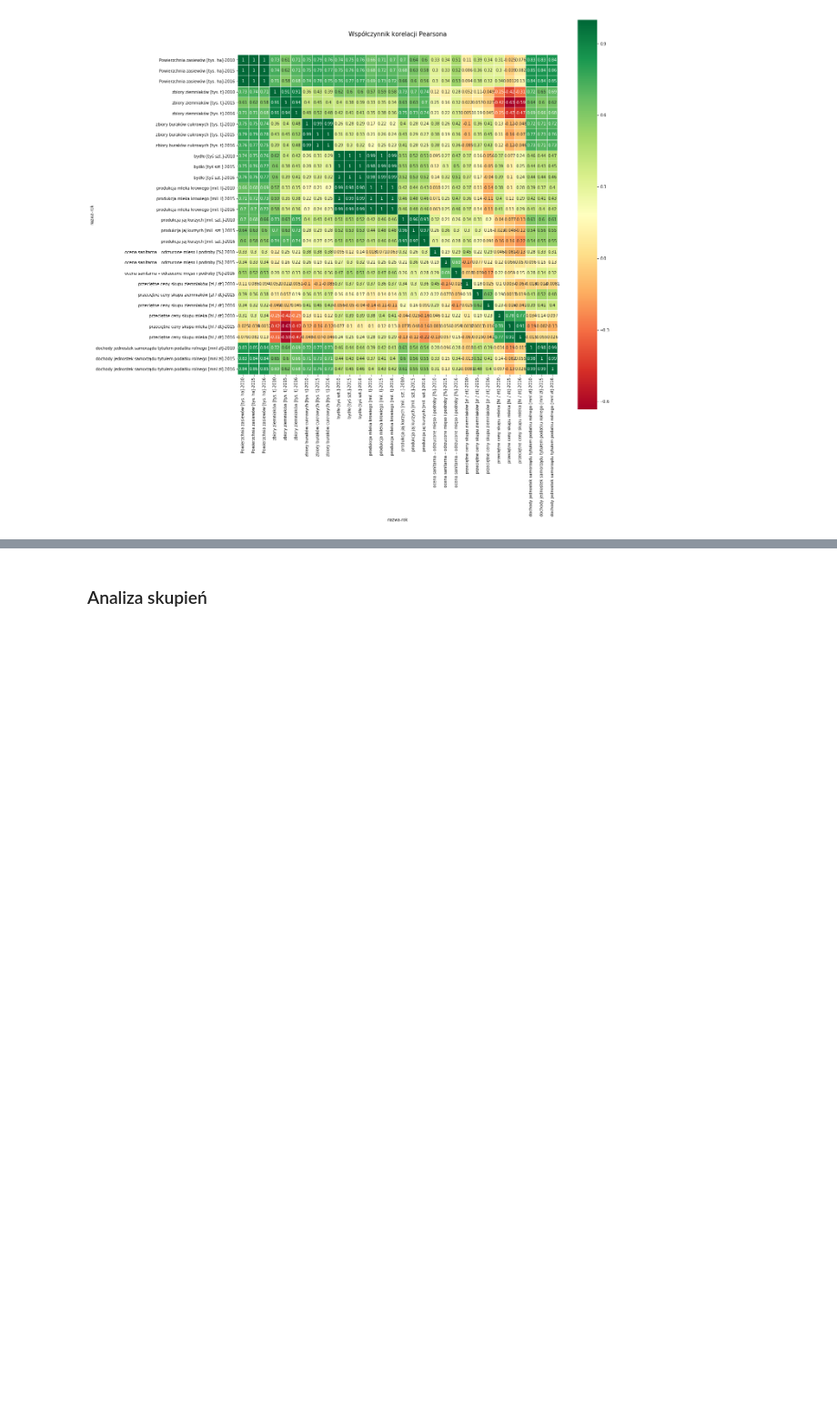
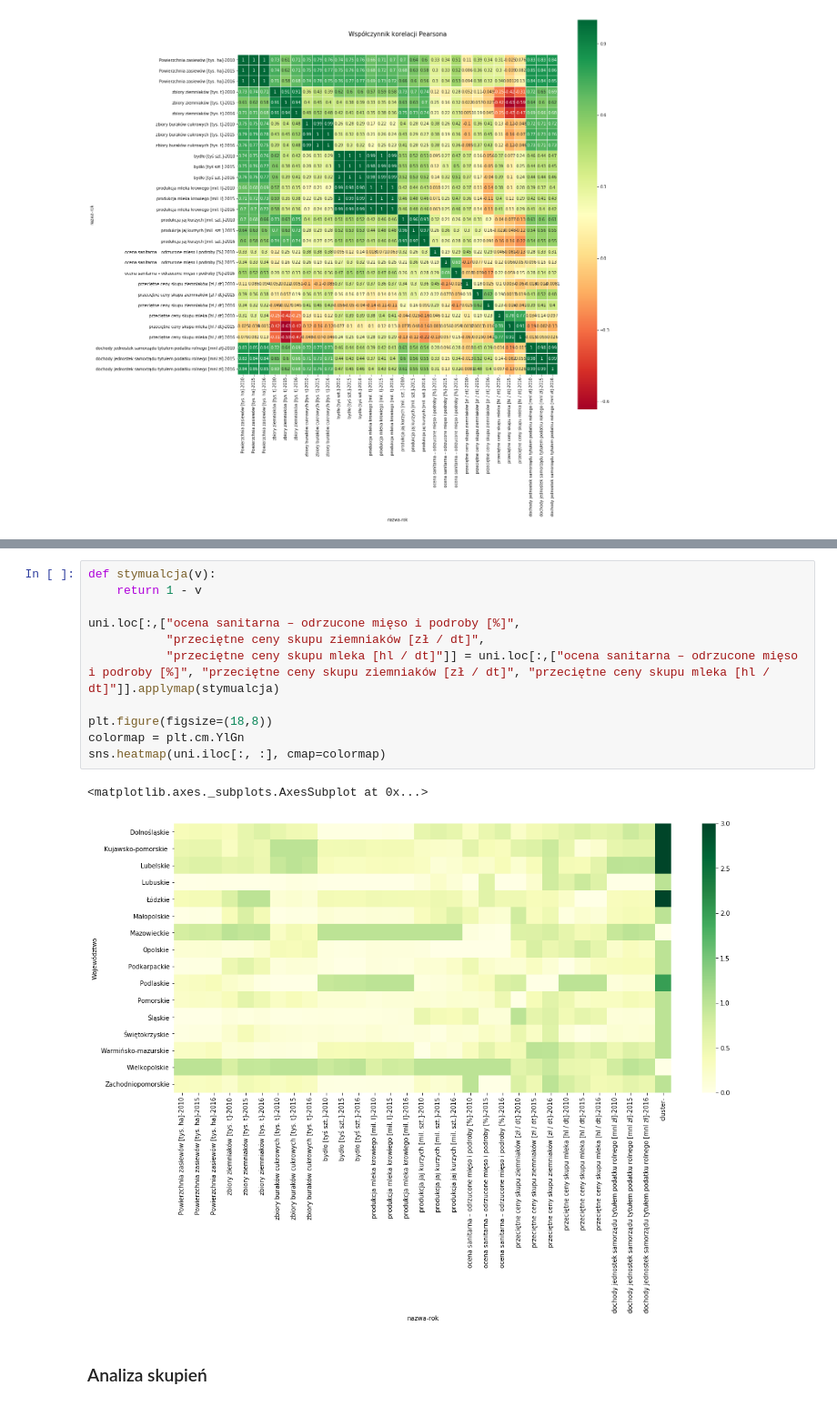
Before and after one commit to pracowniaPK/DataProject, a Jupyter notebook: project.ipynb, the cells around one changed output, grey strips where cells are left out. Shown at 91% size. Drawn from its saved outputs; the diff is of its cells as text; blank space fills up the shorter version.

```diff
--- a/project.ipynb
+++ b/project.ipynb
@@ -337,3 +347,17 @@ sns.heatmap(uni.astype(float).corr(),linewidths=0.05, # vmax=1.0, vmin = -1,
+# %%
+def stymualcja(v):
+    return 1 - v
+
+uni.loc[:,["ocena sanitarna – odrzucone mięso i podroby [%]",
+           "przeciętne ceny skupu ziemniaków [zł / dt]",
+           "przeciętne ceny skupu mleka [hl / dt]"]] = uni.loc[:,["ocena sanitarna – odrzucone mięso i podroby [%]", "przeciętne ceny skupu ziemniaków [zł / dt]", "przeciętne ceny skupu mleka [hl / dt]"]].applymap(stymualcja)
+
+plt.figure(figsize=(18,8))
+colormap = plt.cm.YlGn
+sns.heatmap(uni.iloc[:, :], cmap=colormap)
+# %% [output]
+<matplotlib.axes._subplots.AxesSubplot at 0x...>
+[figure, added]
 # %% [markdown]
 ### Analiza skupień
 # %%
```
Also changed, not shown: parts of 15 cells of this notebook.
